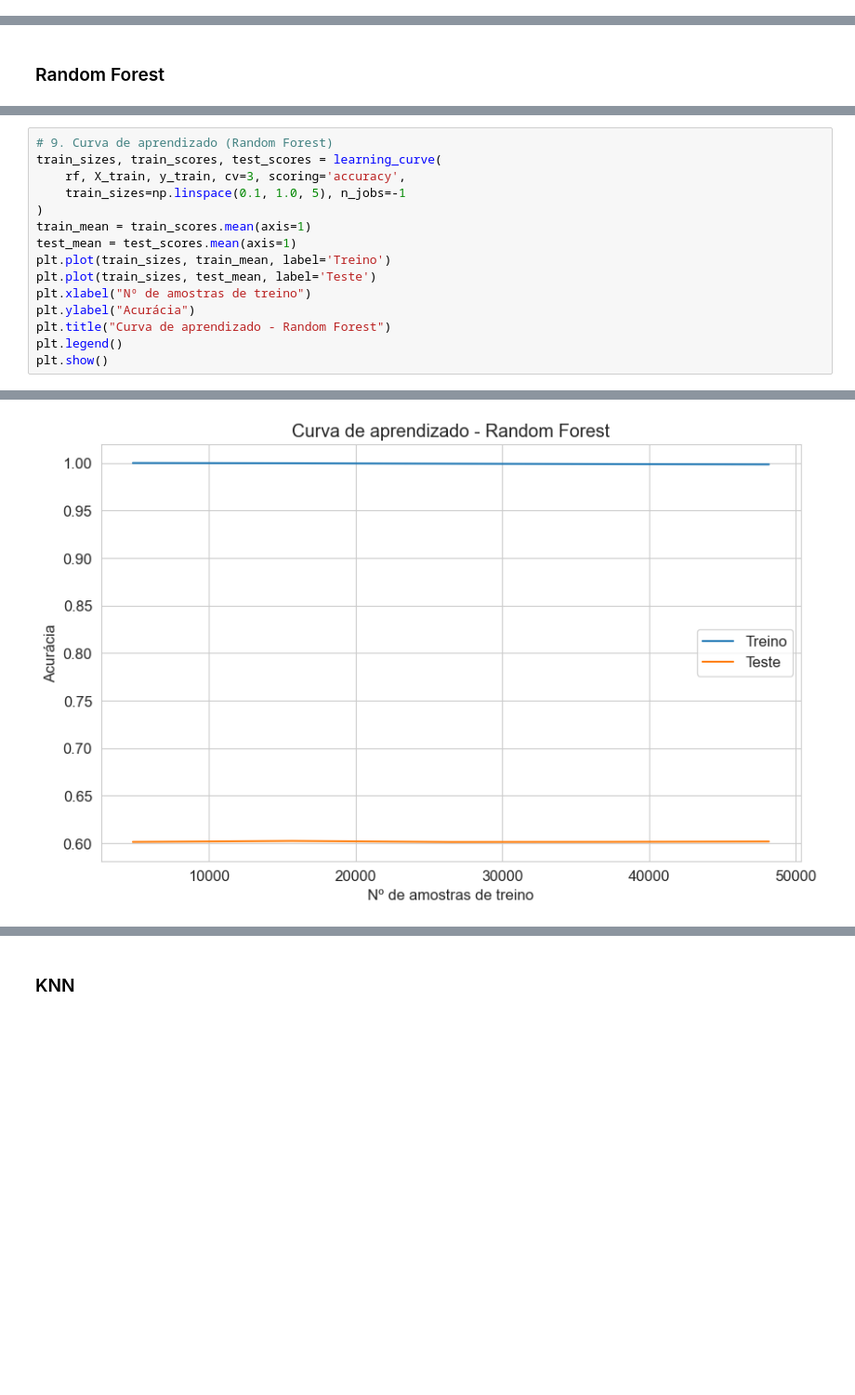
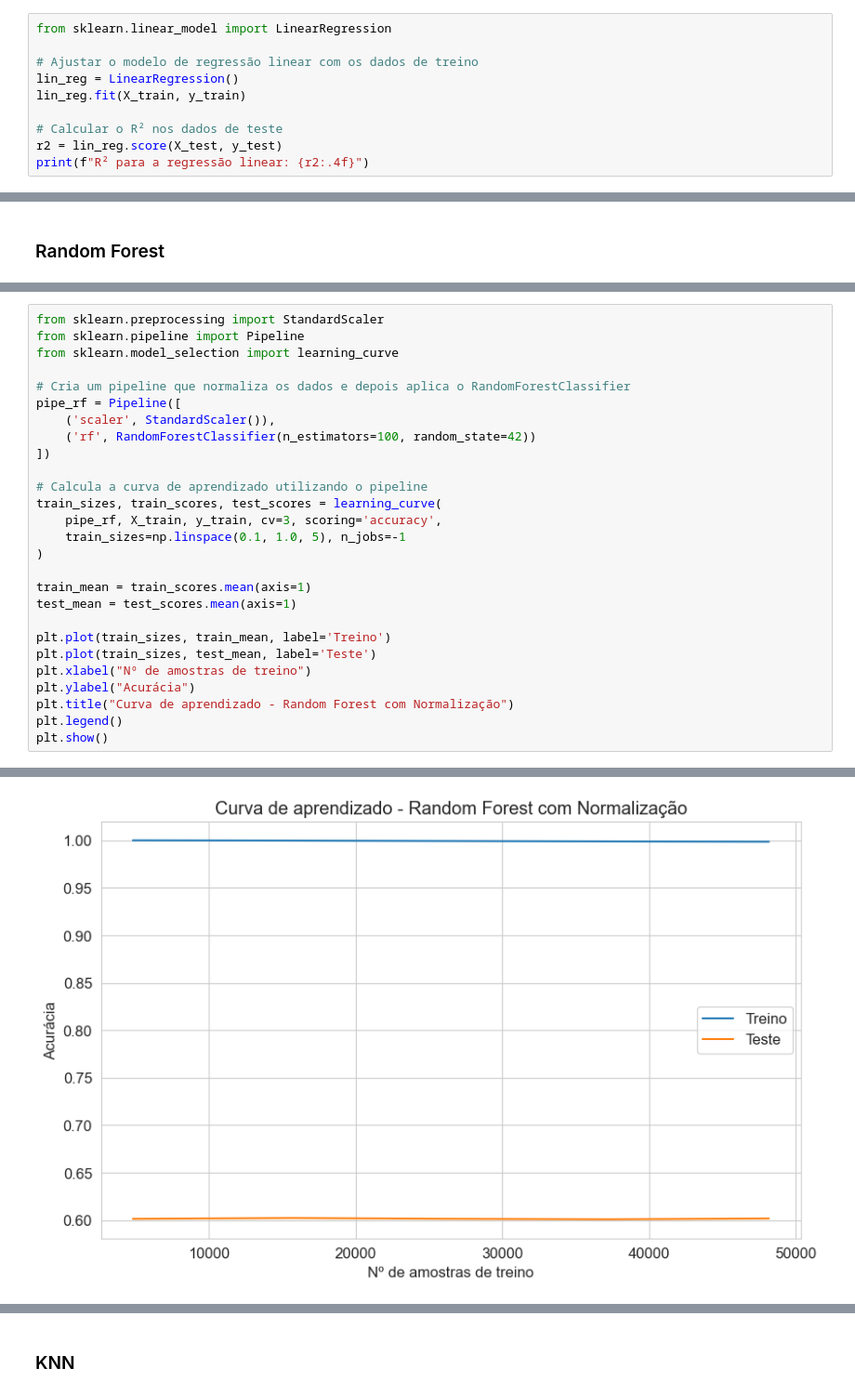
Before and after one commit to C-dS-R/CiencDads-Proj2, a Jupyter notebook: Copy_of_Trabalho_Olist.ipynb, the cells around one changed output, grey strips where cells are left out. Shown at 93% size. Saved outputs shown, nothing was run; the diff lists cells and outputs as text; blank space fills up the shorter version.

```diff
--- a/Copy_of_Trabalho_Olist.ipynb
+++ b/Copy_of_Trabalho_Olist.ipynb
@@ -1575,0 +1609,10 @@ weighted avg      0.421     0.612     0.485     24089
+# %%
+from sklearn.linear_model import LinearRegression
+
+# Ajustar o modelo de regressão linear com os dados de treino
+lin_reg = LinearRegression()
+lin_reg.fit(X_train, y_train)
+
+# Calcular o R² nos dados de teste
+r2 = lin_reg.score(X_test, y_test)
+print(f"R² para a regressão linear: {r2:.4f}")
@@ -1601,16 +1648,28 @@ weighted avg      0.496     0.603     0.512     24089
 # %%
-# 9. Curva de aprendizado (Random Forest)
+from sklearn.preprocessing import StandardScaler
+from sklearn.pipeline import Pipeline
+from sklearn.model_selection import learning_curve
+
+# Cria um pipeline que normaliza os dados e depois aplica o RandomForestClassifier
+pipe_rf = Pipeline([
+    ('scaler', StandardScaler()),
+    ('rf', RandomForestClassifier(n_estimators=100, random_state=42))
+])
+
+# Calcula a curva de aprendizado utilizando o pipeline
 train_sizes, train_scores, test_scores = learning_curve(
-    rf, X_train, y_train, cv=3, scoring='accuracy',
+    pipe_rf, X_train, y_train, cv=3, scoring='accuracy',
     train_sizes=np.linspace(0.1, 1.0, 5), n_jobs=-1
 )
+
 train_mean = train_scores.mean(axis=1)
 test_mean = test_scores.mean(axis=1)
+
 plt.plot(train_sizes, train_mean, label='Treino')
 plt.plot(train_sizes, test_mean, label='Teste')
 plt.xlabel("Nº de amostras de treino")
 plt.ylabel("Acurácia")
-plt.title("Curva de aprendizado - Random Forest")
+plt.title("Curva de aprendizado - Random Forest com Normalização")
 plt.legend()
 plt.show()
 # %% [output]
@@ -1618 +1676 @@ plt.show()
-[figure, old version]
+[figure, new version]
```
Also changed, not shown: parts of 12 cells of this notebook.
